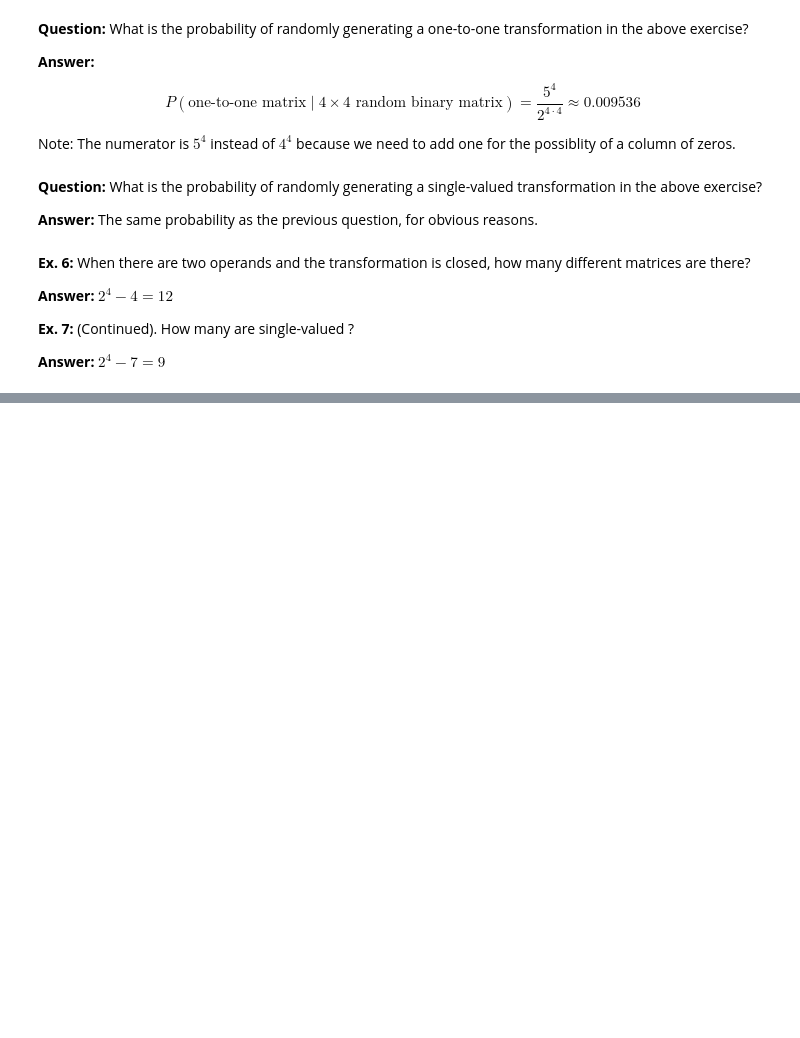
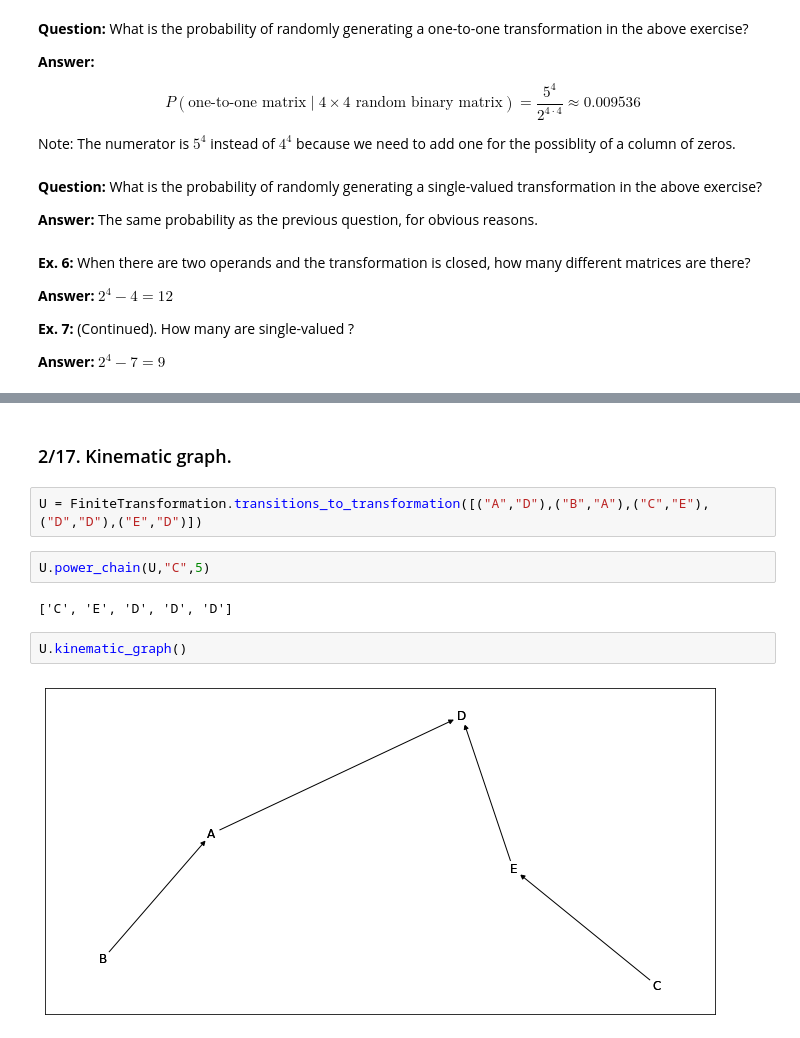
Before and after one commit to Andrewnetwork/AnIntroductionToCybernetics, a Jupyter notebook: Notebooks/PartOne_Mechanism/Ch2_Change/Transformation.ipynb, the cells around one changed output, grey strips where cells are left out. Saved outputs shown, nothing was run; the diff lists cells and outputs as text; blank space fills up the shorter version.

```diff
--- a/Notebooks/PartOne_Mechanism/Ch2_Change/Transformation.ipynb
+++ b/Notebooks/PartOne_Mechanism/Ch2_Change/Transformation.ipynb
@@ -606,0 +915,12 @@ ValueError: Empty data passed with indices specified.
+# %% [markdown]
+### 2/17. Kinematic graph.
+# %%
+U = FiniteTransformation.transitions_to_transformation([("A","D"),("B","A"),("C","E"),("D","D"),("E","D")])
+# %%
+U.power_chain(U,"C",5)
+# %% [output]
+['C', 'E', 'D', 'D', 'D']
+# %%
+U.kinematic_graph()
+# %% [output]
+[figure, added]
```
Also changed, not shown: parts of 81 cells of this notebook, 1 other file.
